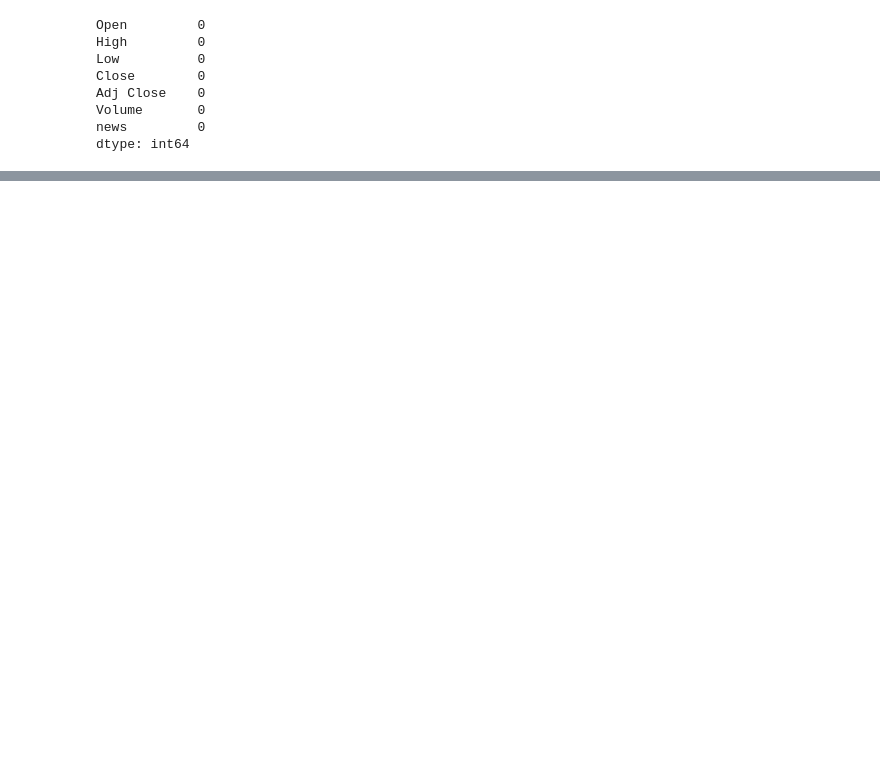
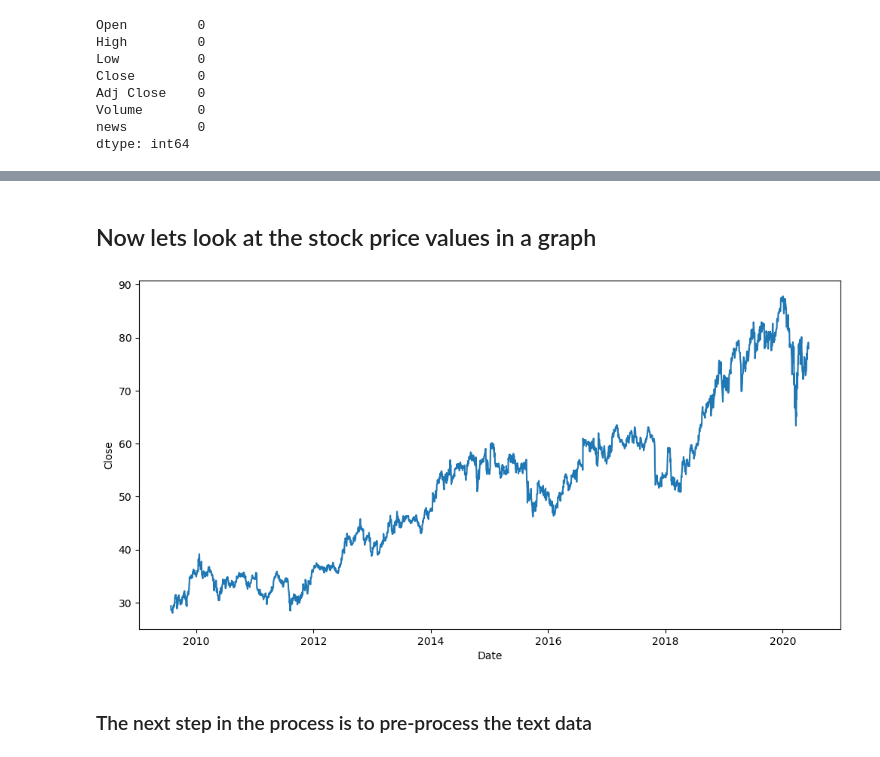
Before and after one commit to ap539813/Stock-Price-Prediction-using-Stock-Price-and-News-Data, a Jupyter notebook: Project.ipynb, the cells around one changed output, grey strips where cells are left out. Drawn from its saved outputs; the diff is of its cells as text; code cells hidden in the pictures; blank space fills up the shorter version.

Commit message:
Further update in the text processing part

```diff
--- a/Project.ipynb
+++ b/Project.ipynb
@@ -219,3 +219,14 @@ Adj Close    0
 Volume       0
 news         0
 dtype: int64
+# %%
+# Create a new data set with only columns which we need
+
+new_data = data[['Close', 'news']]
+
+# Now since we have everything we need in a separate data frame it is time to free up some space by deleting the old dataframes
+
+del data
+del news
+del new_news
+del news_agg
@@ -221,0 +243,2 @@ dtype: int64
+# %% [markdown]
+## Now lets look at the stock price values in a graph
@@ -221,0 +250,8 @@ dtype: int64
+# %%
+plt.figure(figsize = (12, 6))
+sns.lineplot(x = new_data.index, y = new_data['Close'])
+plt.show()
+# %% [output]
+[figure, added]
+# %% [markdown]
+### The next step in the process is to pre-process the text data
```
Also changed, not shown: parts of 15 cells of this notebook.
